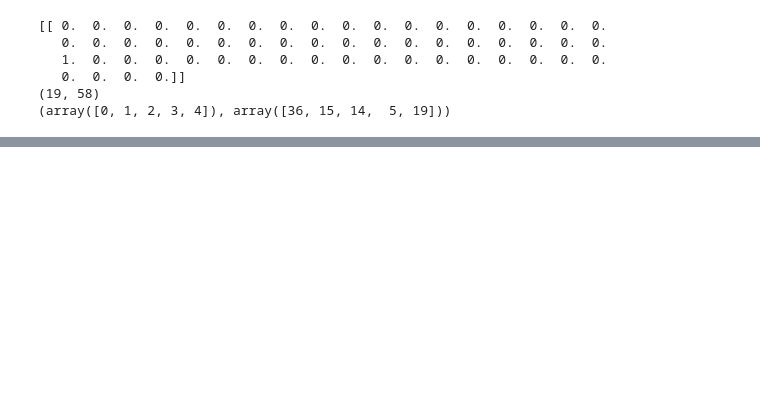
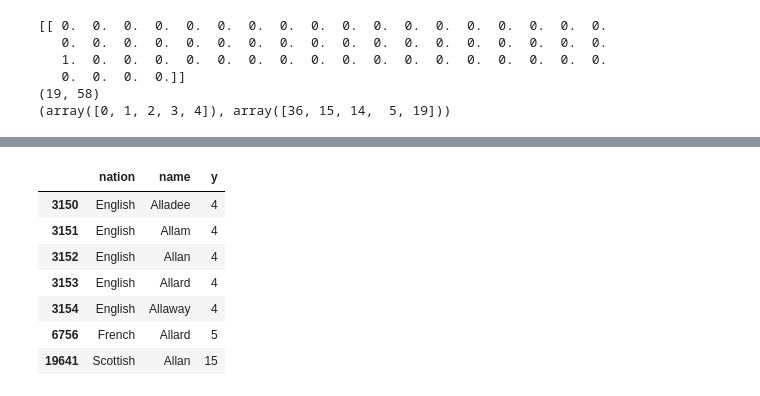
Before and after one commit to pilipolio/python-ml-notebooks, a Jupyter notebook: RNN-LSTM/Nationality of surnames by RNN.ipynb, the cells around one changed output, grey strips where cells are left out. Saved outputs shown, nothing was run; the diff lists cells and outputs as text; code cells hidden in the pictures; blank space fills up the shorter version.

```diff
--- a/RNN-LSTM/Nationality of surnames by RNN.ipynb
+++ b/RNN-LSTM/Nationality of surnames by RNN.ipynb
@@ -295,0 +349,10 @@ predict_nationality("Satoshi")
+# %%
+def predict_nationality_probs(name, topn=5, model=model):
+    predicted_probs = model.predict(np.array([lineToTensor(name)]), verbose=0)
+    return pd.DataFrame(predicted_probs.reshape((-1, 1)), index=name_nations.nation.cat.categories, columns=['prob'])\
+        .sort_values(by='prob', ascending=False).head(topn)
+
+def train_name_containing(pattern):
+    return original_name_nations[original_name_nations.name.str.contains(pattern)]
+
+predict_nationality_probs("Macron")
@@ -317,0 +444,11 @@ pd.DataFrame(
+# %%
+train_name_containing("Alla")
+# %% [output]
+|  | nation | name | y |
+| 3150 | English | Alladee | 4 |
+| 3151 | English | Allam | 4 |
+| 3152 | English | Allan | 4 |
+| 3153 | English | Allard | 4 |
+| 3154 | English | Allaway | 4 |
+| 6756 | French | Allard | 5 |
+| 19641 | Scottish | Allan | 15 |
```
Also changed, not shown: parts of 31 cells of this notebook.
